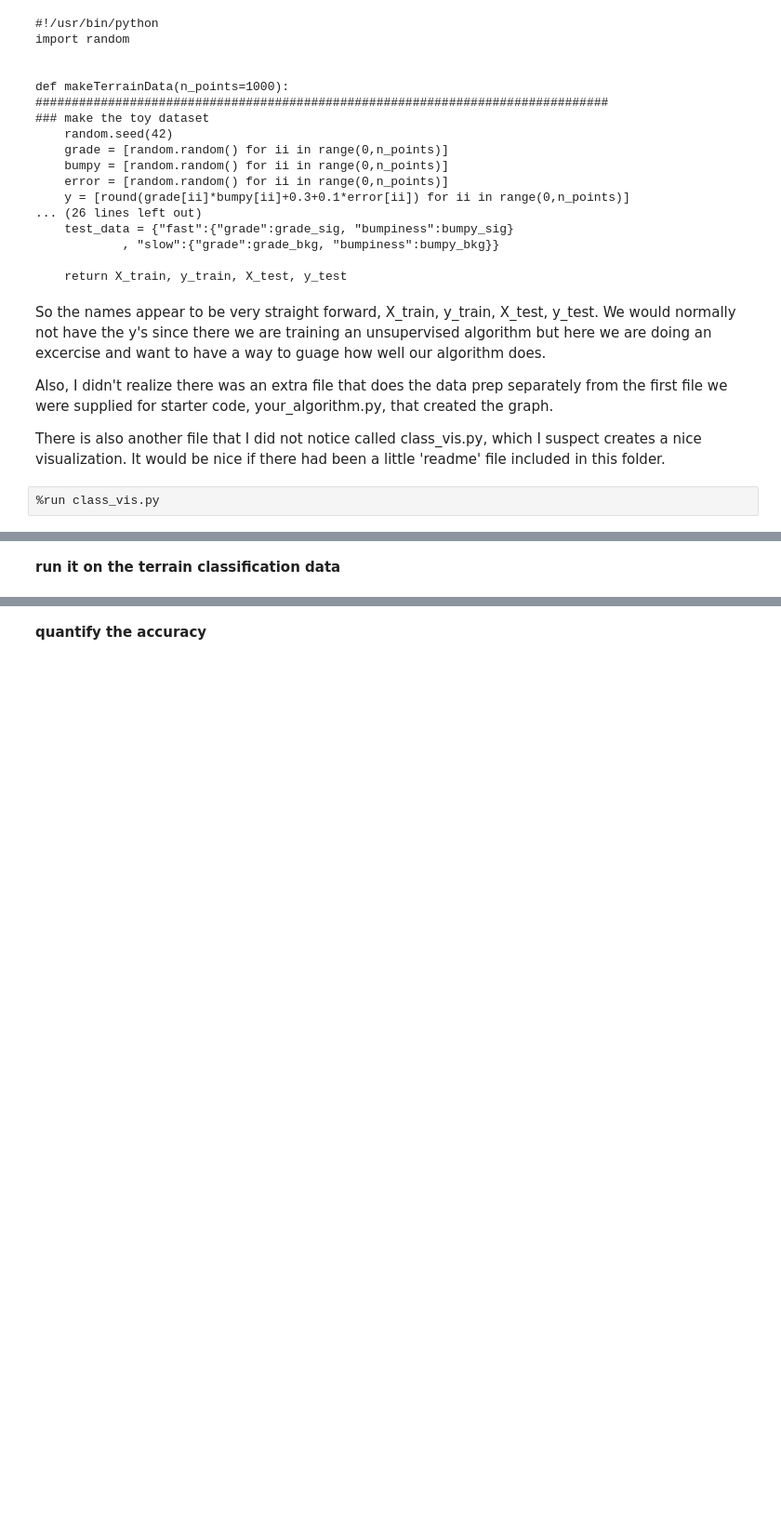
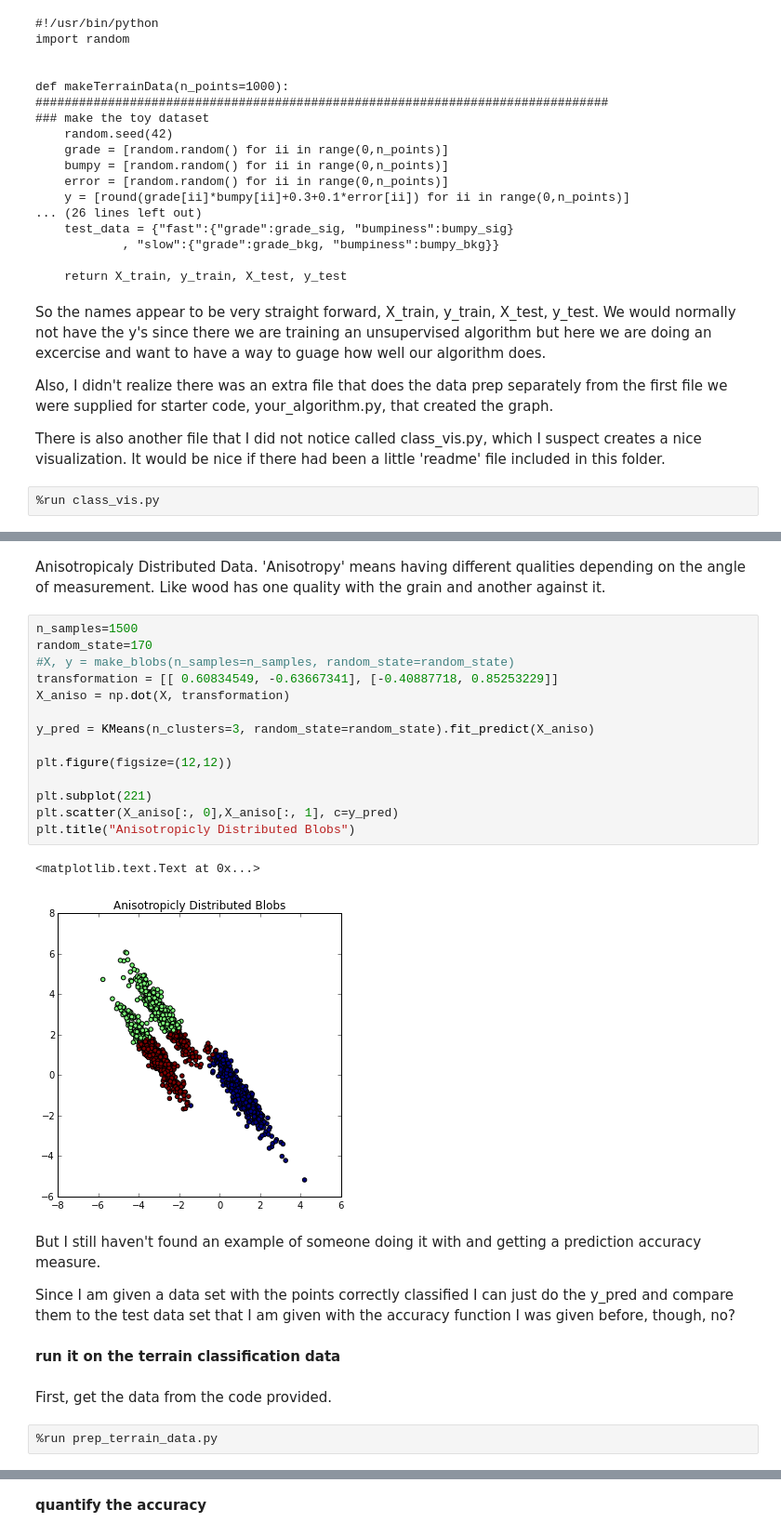
Before and after one commit to michaelreinhard/ud120-projects, a Jupyter notebook: choose_your_own/choose_ur_own.ipynb, the cells around one changed output, grey strips where cells are left out. Shown at 93% size. Drawn from its saved outputs; the diff is of its cells as text; blank space fills up the shorter version.

```diff
--- a/choose_your_own/choose_ur_own.ipynb
+++ b/choose_your_own/choose_ur_own.ipynb
@@ -133,2 +182,29 @@ Ok, nothing. Investigate later.
+# %% [markdown]
+Anisotropicaly Distributed Data. 'Anisotropy' means having different qualities depending on the angle of measurement. Like wood has one quality with the grain and another against it.
+# %%
+n_samples=1500
+random_state=170
+#X, y = make_blobs(n_samples=n_samples, random_state=random_state)
+transformation = [[ 0.60834549, -0.63667341], [-0.40887718, 0.85253229]]
+X_aniso = np.dot(X, transformation)
+
+y_pred = KMeans(n_clusters=3, random_state=random_state).fit_predict(X_aniso)
+
+plt.figure(figsize=(12,12))
+
+plt.subplot(221)
+plt.scatter(X_aniso[:, 0],X_aniso[:, 1], c=y_pred)
+plt.title("Anisotropicly Distributed Blobs")
+# %% [output]
+<matplotlib.text.Text at 0x...>
+[figure, added]
+# %% [markdown]
+But I still haven't found an example of someone doing it with and getting a prediction accuracy measure.
+
+Since I am given a data set with the points correctly classified I can just do the y_pred and compare them to the test data set that I am given with the accuracy function I was given before, though, no?
 # %% [markdown]
 **run it on the terrain classification data**
+# %% [markdown]
+First, get the data from the code provided.
+# %%
+%run prep_terrain_data.py
```
Also changed, not shown: parts of 16 cells of this notebook.
